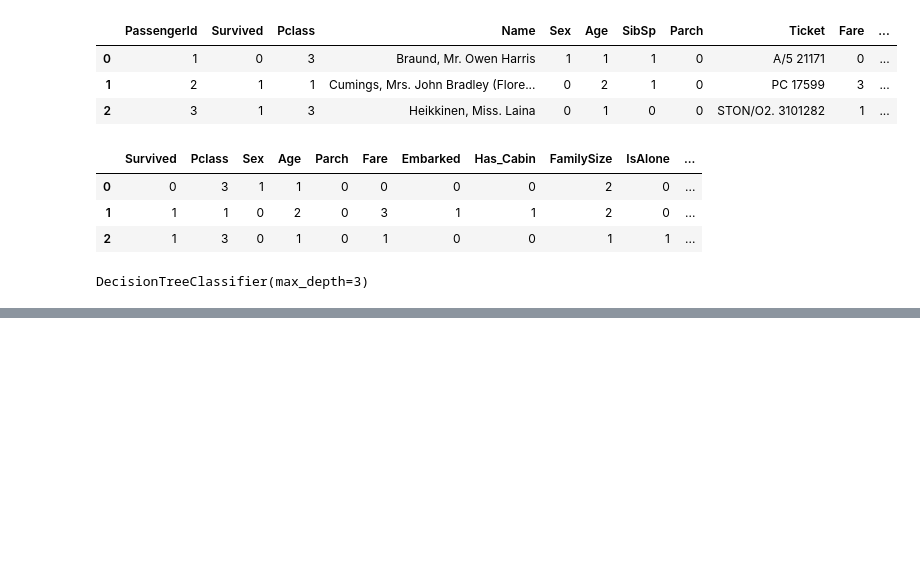
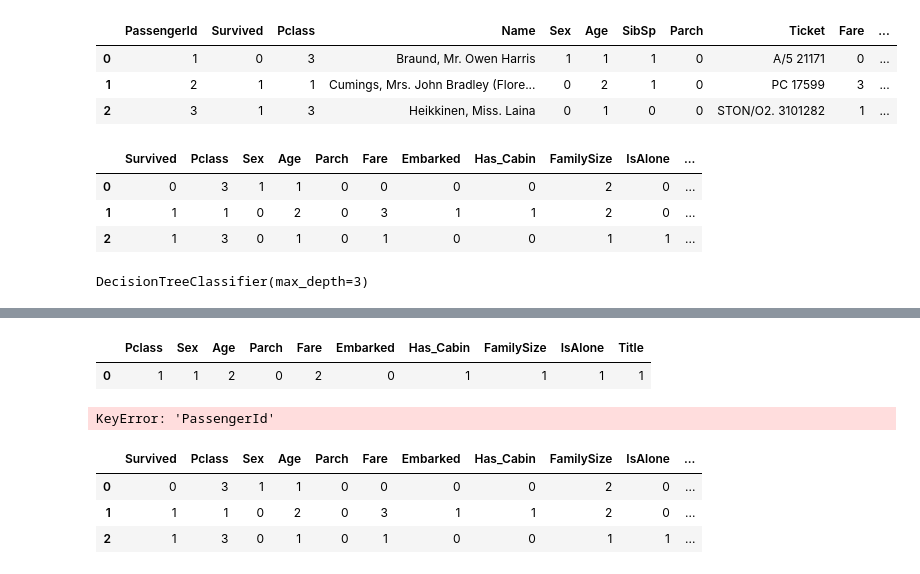
Before and after one commit to harshmandalgi/titanic-d-tree, a Jupyter notebook: Untitled.ipynb, the cells around one changed output, grey strips where cells are left out. Cells and saved outputs as stored; diff of their text form; code cells hidden in the pictures; blank space fills up the shorter version.

```diff
--- a/Untitled.ipynb
+++ b/Untitled.ipynb
@@ -111,0 +357,4 @@ DecisionTreeClassifier(max_depth=3)
+# %%
+embarked_mapping = {'S': 0, 'C': 1, 'Q': 2}
+inputs_dict['Embarked'] = embarked_mapping[inputs_dict['Embarked']]
+inputs_dict
@@ -111,0 +376,14 @@ DecisionTreeClassifier(max_depth=3)
+# %%
+
+if inputs_dict['Age'] >= 64:
+    inputs_dict['Age'] = 4
+elif inputs_dict['Age'] >= 48:
+    inputs_dict['Age'] = 3
+elif inputs_dict['Age'] >= 32:
+    inputs_dict['Age'] = 2
+elif inputs_dict['Age'] >= 16:
+    inputs_dict['Age'] = 1
+else:
+    inputs_dict['Age'] = 0
+
+inputs_dict
@@ -111,0 +443,11 @@ DecisionTreeClassifier(max_depth=3)
+# %%
+if inputs_dict['Fare'] >= 31:
+    inputs_dict['Fare'] = 3
+elif inputs_dict['Fare'] >= 14.454:
+    inputs_dict['Fare'] = 2
+elif inputs_dict['Fare'] >= 7.91:
+    inputs_dict['Fare'] = 1
+else:
+    inputs_dict['Fare'] = 0
+
+inputs_dict
@@ -111,0 +465,18 @@ DecisionTreeClassifier(max_depth=3)
+# %%
+inputs_df_prcsd = pd.DataFrame(inputs_dict, index=[0])
+# %%
+inputs_df_prcsd
+# %% [output]
+|  | Pclass | Sex | Age | Parch | Fare | Embarked | Has_Cabin | FamilySize | IsAlone | Title |
+| 0 | 1 | 1 | 2 | 0 | 2 | 0 | 1 | 1 | 1 | 1 |
+# %%
+dataset.loc[dataset['PassengerId'] == '440']
+# %% [output]
+KeyError: 'PassengerId'
+# %%
+dataset.head(3)
+# %% [output]
+|  | Survived | Pclass | Sex | Age | Parch | Fare | Embarked | Has_Cabin | FamilySize | IsAlone | ... |
+| 0 | 0 | 3 | 1 | 1 | 0 | 0 | 0 | 0 | 2 | 0 | ... |
+| 1 | 1 | 1 | 0 | 2 | 0 | 3 | 1 | 1 | 2 | 0 | ... |
+| 2 | 1 | 3 | 0 | 1 | 0 | 1 | 0 | 0 | 1 | 1 | ... |
```
Also changed, not shown: parts of 39 cells of this notebook, 2 other files.
